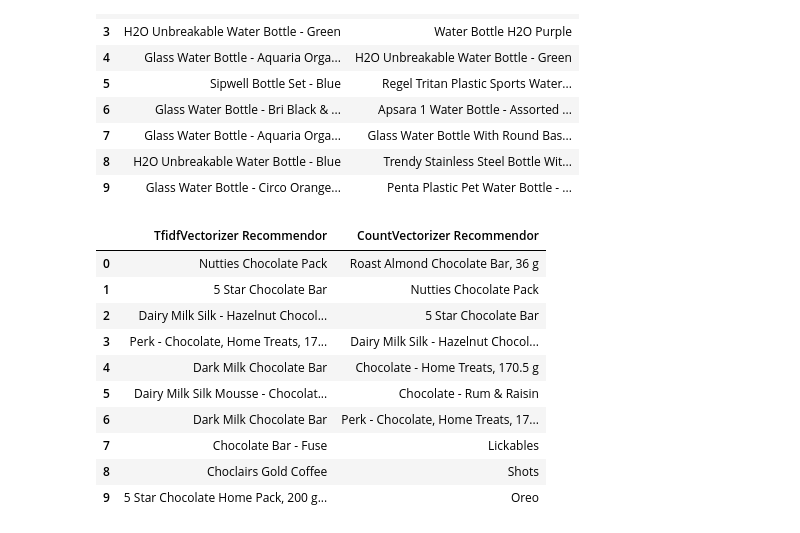
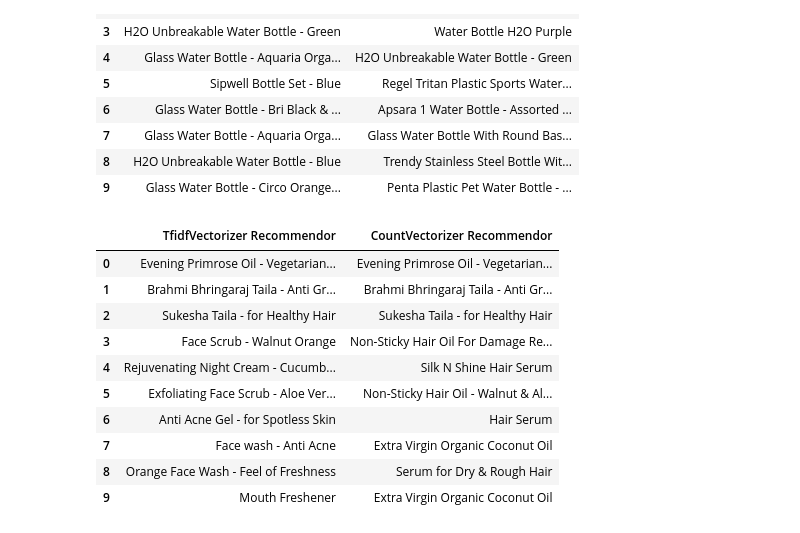
Before and after one commit to rkumar-bengaluru/data-science, a Jupyter notebook: projects/product-recommendation/product_recommendation_engine.ipynb, the cells around one changed output. Cells and saved outputs as stored; diff of their text form; code cells hidden in the pictures.

```diff
--- a/projects/product-recommendation/product_recommendation_engine.ipynb
+++ b/projects/product-recommendation/product_recommendation_engine.ipynb
@@ -267,18 +277,20 @@ pd.DataFrame({'TfidfVectorizer Recommendor': tfid_rec,'CountVectorizer Recommend
 | 9 | Glass Water Bottle - Circo Orange... | Penta Plastic Pet Water Bottle - ... |
 # %%
 # input text - Cadbury Perk - Chocolate Bar
-tfid_rec = get_tfid_recommendation('Cadbury Perk - Chocolate Bar',tfid_cosine_sim).values
-count_rec = get_count_recommendation('Cadbury Perk - Chocolate Bar', count_cosine_sim).values
+#search = 'Cadbury Perk - Chocolate Bar'
+search = 'Garlic Oil - Vegetarian Capsule 500 mg'
+tfid_rec = get_tfid_recommendation(search,tfid_cosine_sim).values
+count_rec = get_count_recommendation(search, count_cosine_sim).values
 pd.DataFrame({'TfidfVectorizer Recommendor': tfid_rec,'CountVectorizer Recommendor':count_rec})
 # %% [output]
 |  | TfidfVectorizer Recommendor | CountVectorizer Recommendor |
-| 0 | Nutties Chocolate Pack | Roast Almond Chocolate Bar, 36 g |
-| 1 | 5 Star Chocolate Bar | Nutties Chocolate Pack |
-| 2 | Dairy Milk Silk - Hazelnut Chocol... | 5 Star Chocolate Bar |
-| 3 | Perk - Chocolate, Home Treats, 17... | Dairy Milk Silk - Hazelnut Chocol... |
-| 4 | Dark Milk Chocolate Bar | Chocolate - Home Treats, 170.5 g |
-| 5 | Dairy Milk Silk Mousse - Chocolat... | Chocolate - Rum & Raisin |
-| 6 | Dark Milk Chocolate Bar | Perk - Chocolate, Home Treats, 17... |
-| 7 | Chocolate Bar - Fuse | Lickables |
-| 8 | Choclairs Gold Coffee | Shots |
-| 9 | 5 Star Chocolate Home Pack, 200 g... | Oreo |
+| 0 | Evening Primrose Oil - Vegetarian... | Evening Primrose Oil - Vegetarian... |
+| 1 | Brahmi Bhringaraj Taila - Anti Gr... | Brahmi Bhringaraj Taila - Anti Gr... |
+| 2 | Sukesha Taila - for Healthy Hair | Sukesha Taila - for Healthy Hair |
+| 3 | Face Scrub - Walnut Orange | Non-Sticky Hair Oil For Damage Re... |
+| 4 | Rejuvenating Night Cream - Cucumb... | Silk N Shine Hair Serum |
+| 5 | Exfoliating Face Scrub - Aloe Ver... | Non-Sticky Hair Oil - Walnut & Al... |
+| 6 | Anti Acne Gel - for Spotless Skin | Hair Serum |
+| 7 | Face wash - Anti Acne | Extra Virgin Organic Coconut Oil |
+| 8 | Orange Face Wash - Feel of Freshness | Serum for Dry & Rough Hair |
+| 9 | Mouth Freshener | Extra Virgin Organic Coconut Oil |
```
Also changed, not shown: parts of 2 cells of this notebook, 6 other files.
